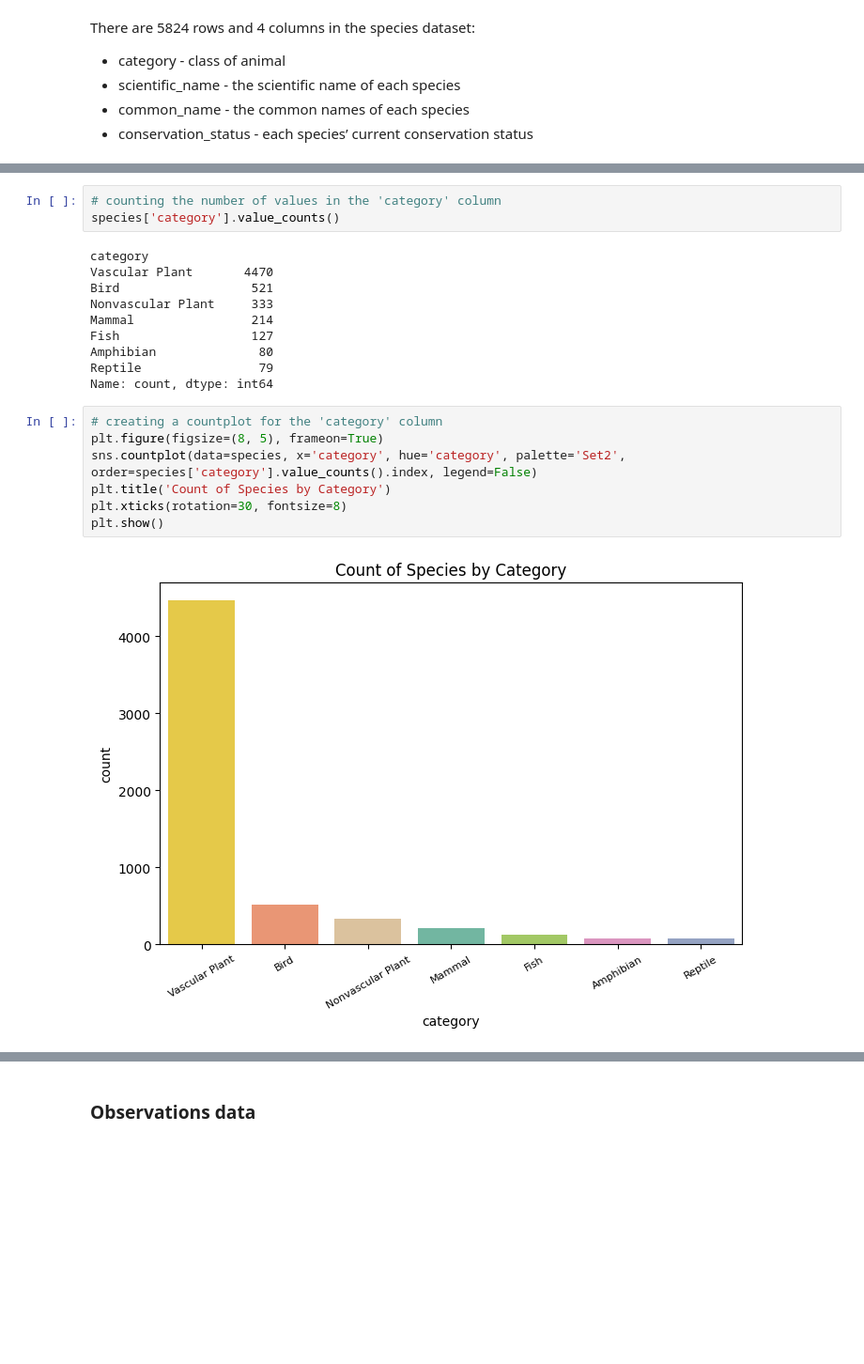
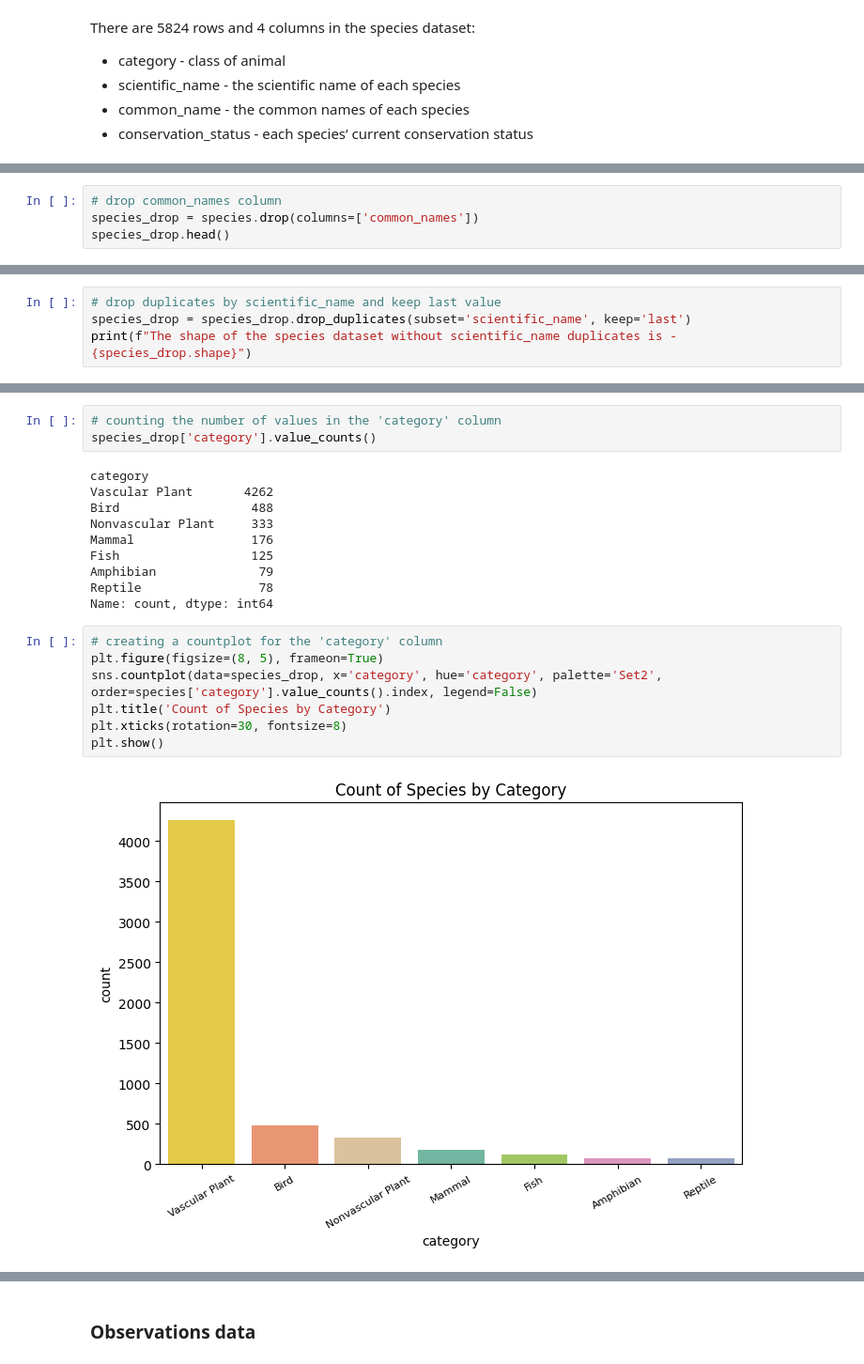
Before and after one commit to 7086600/biodiversity_project, a Jupyter notebook: biodiversity.ipynb, the cells around one changed output, grey strips where cells are left out. Shown at 94% size. Saved outputs shown, nothing was run; the diff lists cells and outputs as text; blank space fills up the shorter version.

Commit message:
final improvements with species duplicates

```diff
--- a/biodiversity.ipynb
+++ b/biodiversity.ipynb
@@ -115,0 +107,4 @@ speciesDublDf[speciesDublDf['scientific_name']=='Canis lupus']
+# %%
+# drop common_names column
+species_drop = species.drop(columns=['common_names'])
+species_drop.head()
@@ -115,0 +142,4 @@ speciesDublDf[speciesDublDf['scientific_name']=='Canis lupus']
+# %%
+# drop duplicates by scientific_name and keep last value
+species_drop = species_drop.drop_duplicates(subset='scientific_name', keep='last')
+print(f"The shape of the species dataset without scientific_name duplicates is - {species_drop.shape}")
@@ -116,24 +184,24 @@ speciesDublDf[speciesDublDf['scientific_name']=='Canis lupus']
 # %%
 # counting the number of values in the 'category' column
-species['category'].value_counts()
+species_drop['category'].value_counts()
 # %% [output]
 category
-Vascular Plant       4470
-Bird                  521
+Vascular Plant       4262
+Bird                  488
 Nonvascular Plant     333
-Mammal                214
-Fish                  127
-Amphibian              80
-Reptile                79
+Mammal                176
+Fish                  125
+Amphibian              79
+Reptile                78
 Name: count, dtype: int64
 # %%
 # creating a countplot for the 'category' column
 plt.figure(figsize=(8, 5), frameon=True)
-sns.countplot(data=species, x='category', hue='category', palette='Set2', order=species['category'].value_counts().index, legend=False)
+sns.countplot(data=species_drop, x='category', hue='category', palette='Set2', order=species['category'].value_counts().index, legend=False)
 plt.title('Count of Species by Category')
 plt.xticks(rotation=30, fontsize=8)
 plt.show()
 # %% [output]
-[figure, old version]
+[figure, new version]
 # %%
 # count the total number of conservation species
```
Also changed, not shown: parts of 17 cells of this notebook.
